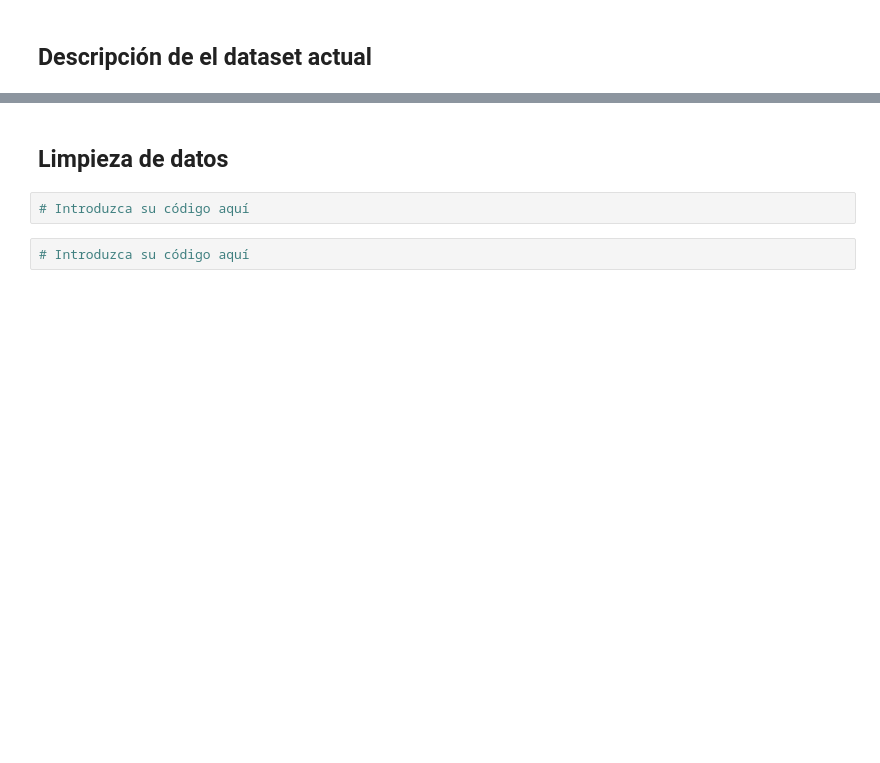
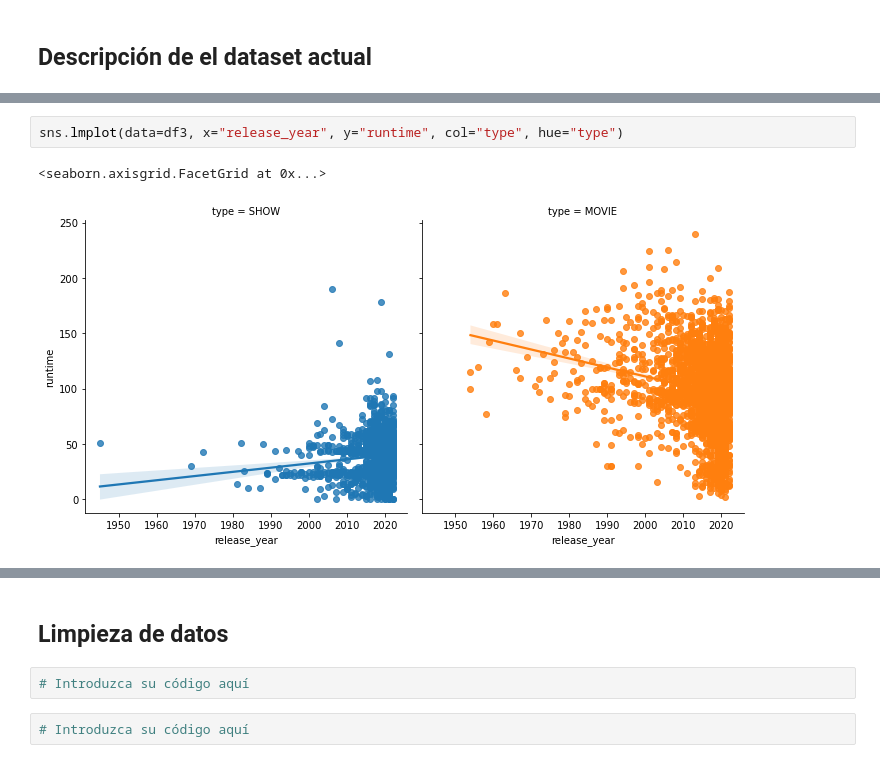
Before and after one commit to gejocastro/entrega-final-ad22, a Jupyter notebook: examen_data_analysis.ipynb, the cells around one changed output, grey strips where cells are left out. Saved outputs shown, nothing was run; the diff lists cells and outputs as text; blank space fills up the shorter version.

```diff
--- a/examen_data_analysis.ipynb
+++ b/examen_data_analysis.ipynb
@@ -160,0 +223,5 @@ aca poner lo d info y describe
+# %%
+sns.lmplot(data=df3, x="release_year", y="runtime", col="type", hue="type")
+# %% [output]
+<seaborn.axisgrid.FacetGrid at 0x...>
+[figure, added]
```
Also changed, not shown: parts of 13 cells of this notebook, 2 other files.
